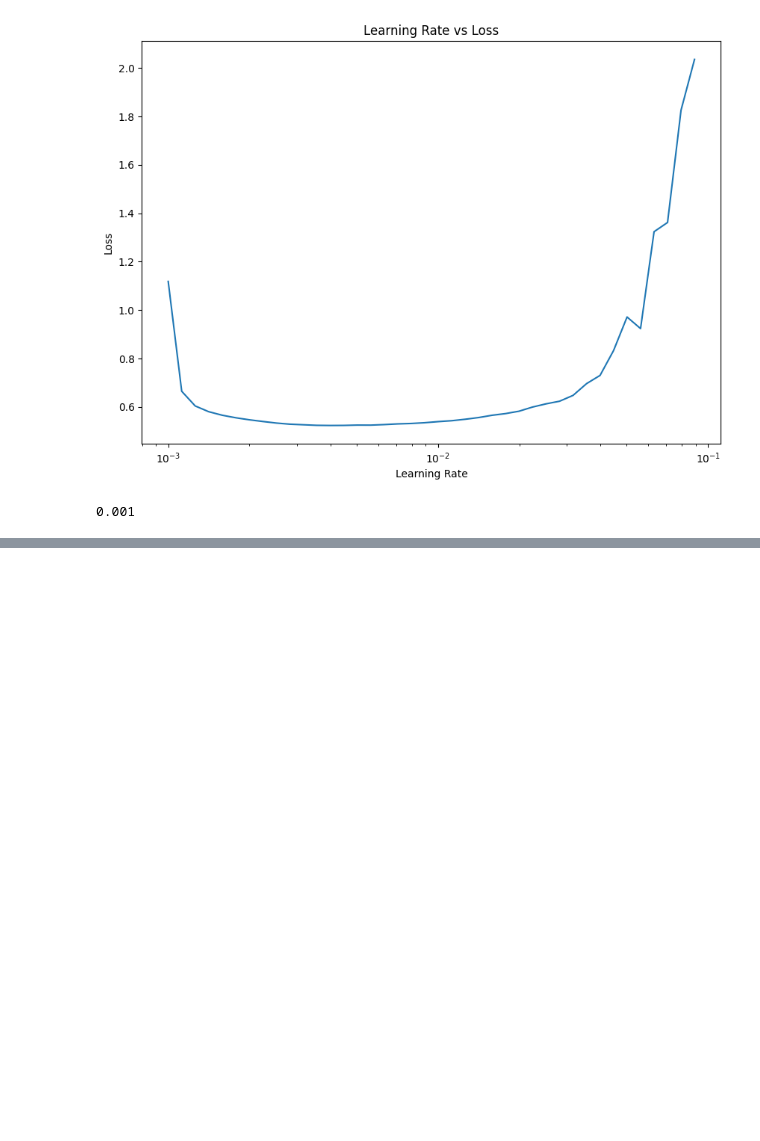
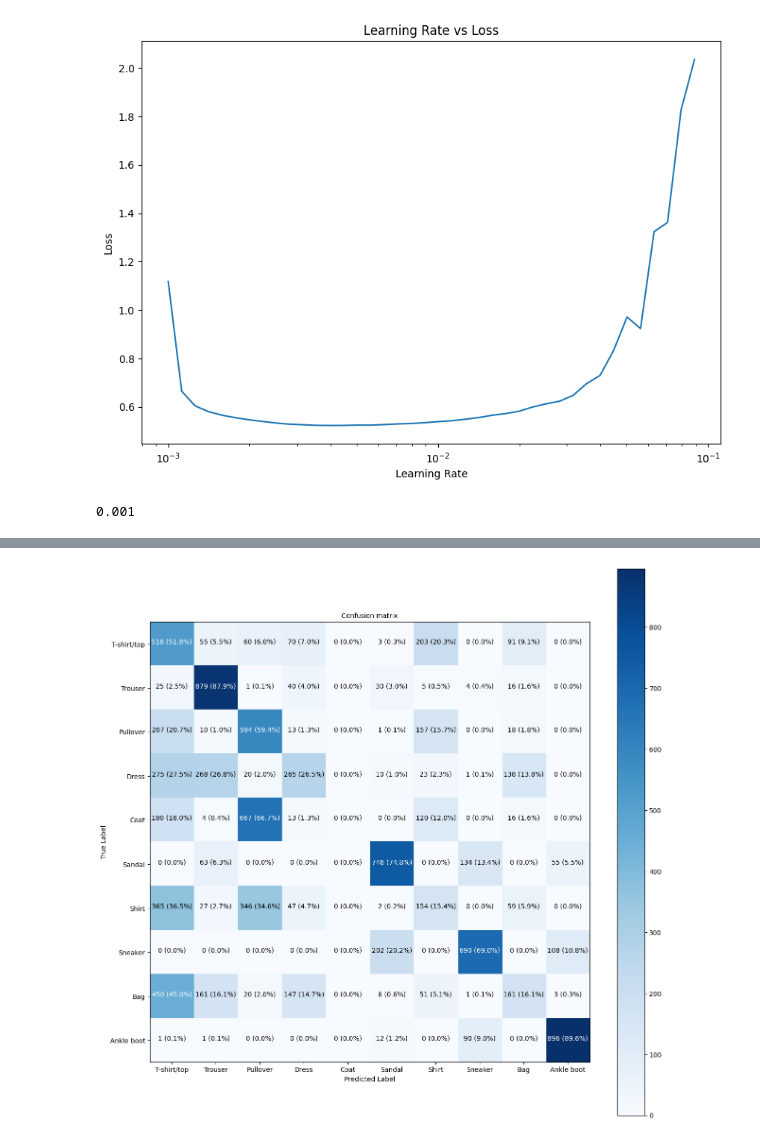
Before and after one commit to Glockrover/LearnTensorFlow, a Jupyter notebook: Neural_Network_Classification.ipynb, the cells around one changed output, grey strips where cells are left out. Saved outputs shown, nothing was run; the diff lists cells and outputs as text; code cells hidden in the pictures; blank space fills up the shorter version.

```diff
--- a/Neural_Network_Classification.ipynb
+++ b/Neural_Network_Classification.ipynb
@@ -1146,0 +1221,5 @@ Epoch 14/20
+# %%
+# Make some predictions with our model
+
+y_probs = model14.predict(X_test)
+y_probs[:10]
@@ -1146,0 +1247,3 @@ Epoch 14/20
+# %%
+y_preds = y_probs.argmax(axis=1)
+y_preds[:10]
@@ -1146,0 +1265,6 @@ Epoch 14/20
+# %%
+# Make a prettier confusion matrix
+
+make_confusion_matrix(y_test, y_preds, classes=class_names, figsize=(15, 15), text_size=10)
+# %% [output]
+[figure, added]
```
Also changed, not shown: parts of 11 cells of this notebook.
